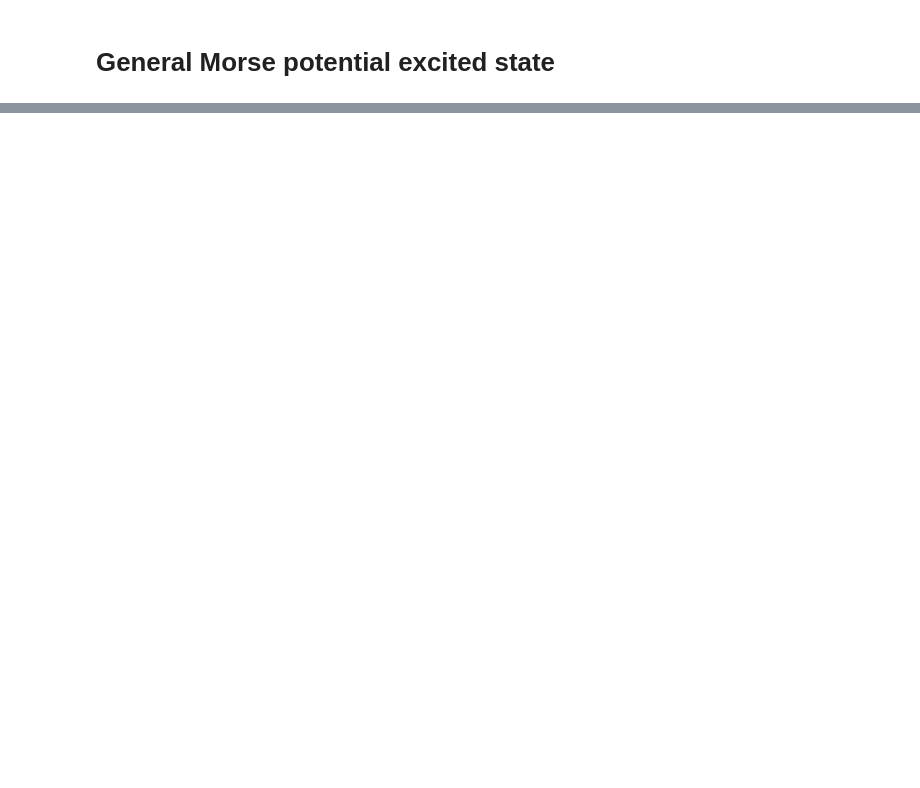
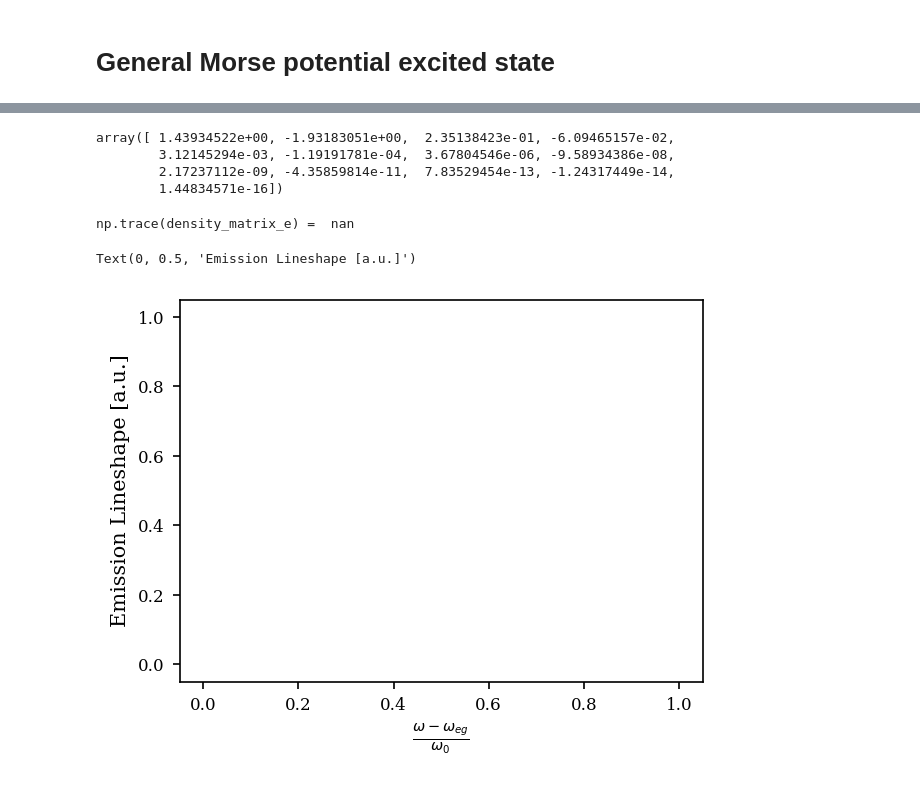
Before and after one commit to HarrisonGoldwyn/modeling_TAHz_emission, a Jupyter notebook: notebooks/Anda_fig_1.ipynb, the cells around one changed output, grey strips where cells are left out. Saved outputs shown, nothing was run; the diff lists cells and outputs as text; code cells hidden in the pictures; blank space fills up the shorter version.

```diff
--- a/notebooks/Anda_fig_1.ipynb
+++ b/notebooks/Anda_fig_1.ipynb
@@ -462,12 +556,12 @@ np.pi/24
 # General Morse potential excited state
 # %%
 def lambda_generator_Morse(a, D):
-    """ THis is a function that returns the lambda prefactors for a Morse
+    """ This is a function that returns the lambda prefactors for a Morse
         Potential expanded to 12th order.
 
         Returns:
         -------
-            lambdas: an array of perterbed polynomial prefactors
+            lambdas: an array of perterbed polynomial prefactors determined from Mathematica
         """
     lambdas = np.array([
         0,
@@ -476,10 +570,16 @@ def lambda_generator_Morse(a, D):
         ## unperterbed potential
         a**2. * D - 0.5,
         -a**3. * D,
-        #... - .5,
-        #...
+        (7/12) * a**4 * D,
+        (-1/4) * a**5 * D,
+        (31/360) * a**6 * D,
+        (-1/40) * a**7 * D,
+        (127/20160) * a**8 * D,
+        (-17/12096) * a**9 * D,
+        (73/259200) * a**10 * D,
+        (-31/604800) * a**11 * D,
+        (2047/239500800) * a**12 * D,
         ])
 
-    # Do stuff
 
     return lambdas
@@ -485,0 +593,63 @@ def lambda_generator_Morse(a, D):
+# %%
+displaced_lambdas(lambda_generator_Morse(alpha, D), d=1.6)
+# %% [output]
+array([ 1.43934522e+00, -1.93183051e+00,  2.35138423e-01, -6.09465157e-02,
+        3.12145294e-03, -1.19191781e-04,  3.67804546e-06, -9.58934386e-08,
+        2.17237112e-09, -4.35859814e-11,  7.83529454e-13, -1.24317449e-14,
+        1.44834571e-16])
+# %%
+## Energy spacing of unperterbed vibration
+hbarw0_mor = 1
+# D = hbarw0_mor
+D = 60
+alpha = 0.09
+gamma=.18/hbar
+
+mor_lam_g = lambda_generator_Morse(D, alpha)
+
+## Build excited state lambdas from ground state and displacement
+mor_lam_e = displaced_lambdas(mor_lam_g, d=1.6)
+
+## Assign the temperature
+T_mor = 294
+
+## Number of oscillator states used for representation of general
+## potential energy eigenstates
+basis_size = 20
+## Define Vibrational Hamiltonians in units of energy (by multiplying by
+## the unperturbed vibrational energy spacing).
+## -----
+## Vibrational Hamiltonian in the electronic ground state
+Hg_mor = ham_g(basis_size, mor_lam_g)*hbarw0_mor
+## Vibrational Hamiltonian in the electronic excited state
+He_mor = ham_g(basis_size, mor_lam_e)*hbarw0_mor
+
+## Define the Energy Gap fluctuation operator (in units of energy as for
+## the vibrational Hamiltonians above)
+D_mor = gap_fluc_op(basis_size, mor_lam_g, mor_lam_e, T_mor)*hbarw0_mor
+# ## Define the A matrix for use in the matrix eponential theorm used to
+# ## calculate the Cumulants.
+# A_mor = a_matrix(He_mor, D_mor, order=7)
+# ## Define density matrix from operators already define.
+# rho_mor = rho_e(He_mor, T_mor)
+# %% [output]
+np.trace(density_matrix_e) =  nan
+# %%
+hbar_omegas_mor = np.linspace(-2, 2, 200)
+lineshape_mor = flu_lineshape(
+    omega=hbar_omegas_mor/hbar,
+    gamma= gamma,
+    H_e=He_mor,
+    rho_ex=rho_mor,
+    A=A_mor,
+    t_max=200,
+    t_points=600,
+#     return_integrand=True
+    )
+# %%
+plt.plot(hbar_omegas_mor, lineshape_mor)
+plt.xlabel(r'$\frac{\omega - \omega_{eg}}{\omega_0}$', fontsize=10)
+plt.ylabel(r'Emission Lineshape [a.u.]', fontsize=10)
+# %% [output]
+Text(0, 0.5, 'Emission Lineshape [a.u.]')
+[figure, added]
```
Also changed, not shown: parts of 17 cells of this notebook.
